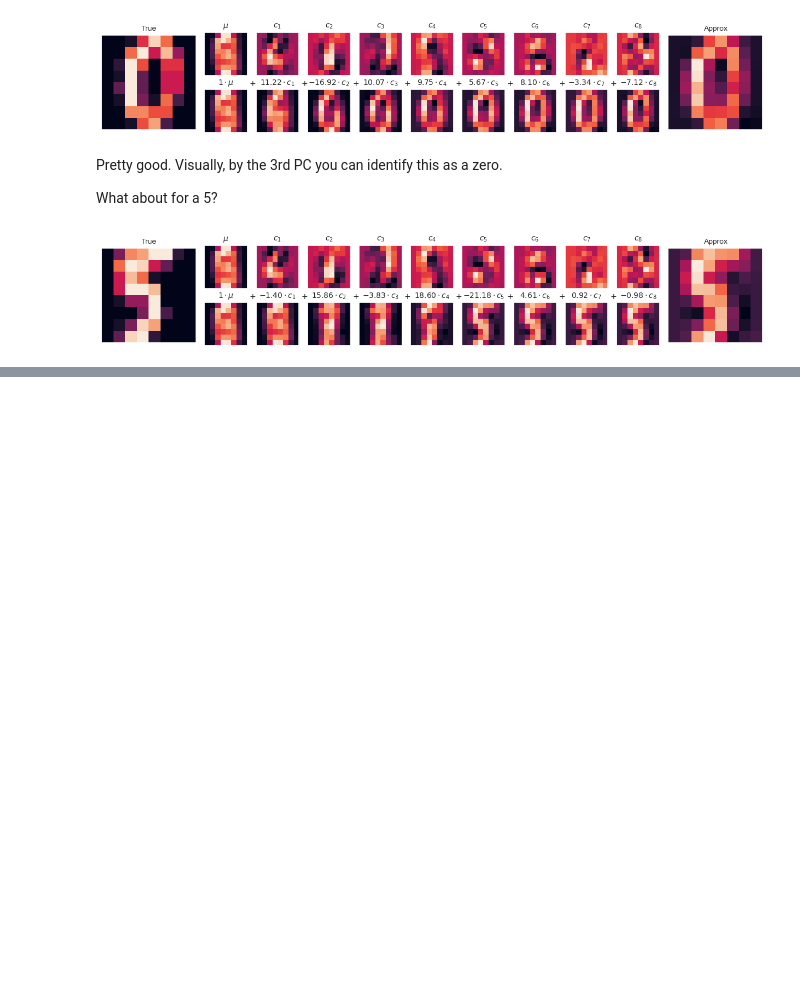
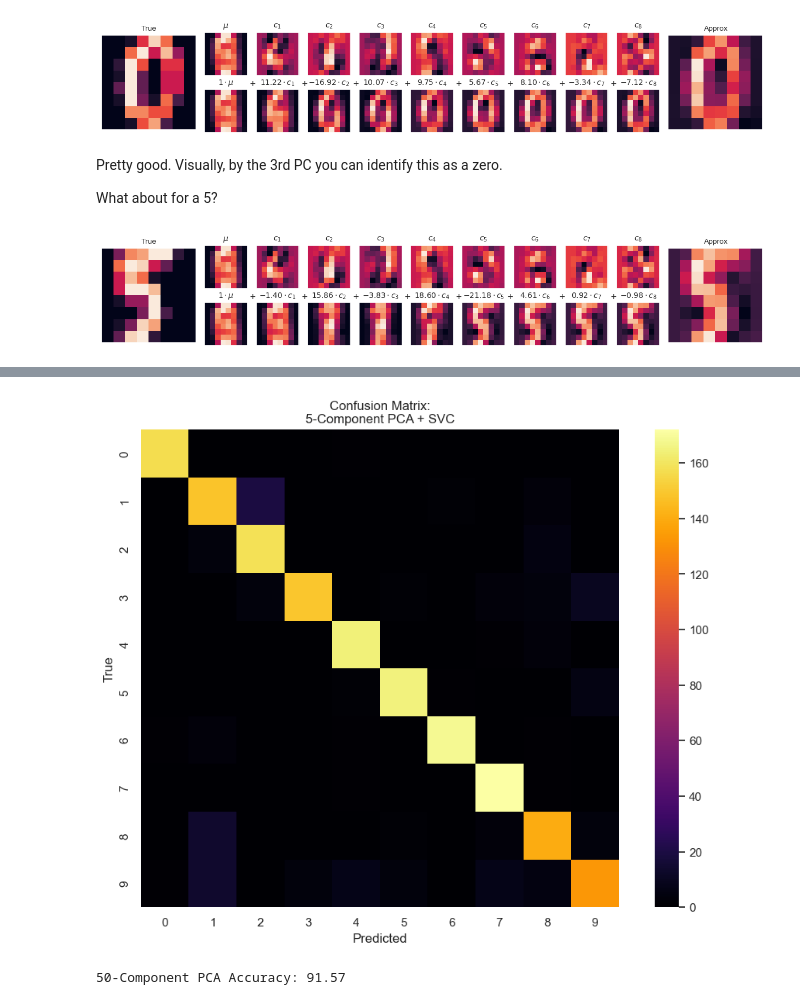
Before and after one commit to thaynecurrie/phys7903_fall2025, a Jupyter notebook: ScientificPythonNotes/NumPy/Python_NumPy_part9.ipynb, the cells around one changed output, grey strips where cells are left out. Cells and saved outputs as stored; diff of their text form; code cells hidden in the pictures; blank space fills up the shorter version.

```diff
--- a/ScientificPythonNotes/NumPy/Python_NumPy_part9.ipynb
+++ b/ScientificPythonNotes/NumPy/Python_NumPy_part9.ipynb
@@ -380,0 +456,18 @@ We need more PCs to really be able to identify this as (likely) a 5.
+# %%
+import seaborn as sns #seaborn does this well
+from sklearn.metrics import confusion_matrix
+
+pca_cm = confusion_matrix(y_validation,yhat_validation)
+sns.heatmap(pca_cm, square=True, cmap='inferno')
+plt.title('Confusion Matrix:\n5-Component PCA + SVC')
+plt.ylabel('True')
+plt.xlabel('Predicted')
+plt.show()
+# %% [output]
+[figure, added]
+# %%
+total = pca_cm.sum(axis=None)
+correct = pca_cm.diagonal().sum()
+print("{0:d}-Component PCA Accuracy: {1:.2f}".format(npca,(100.0*correct/total)))
+# %% [output]
+50-Component PCA Accuracy: 91.57
```
Also changed, not shown: parts of 20 cells of this notebook.
